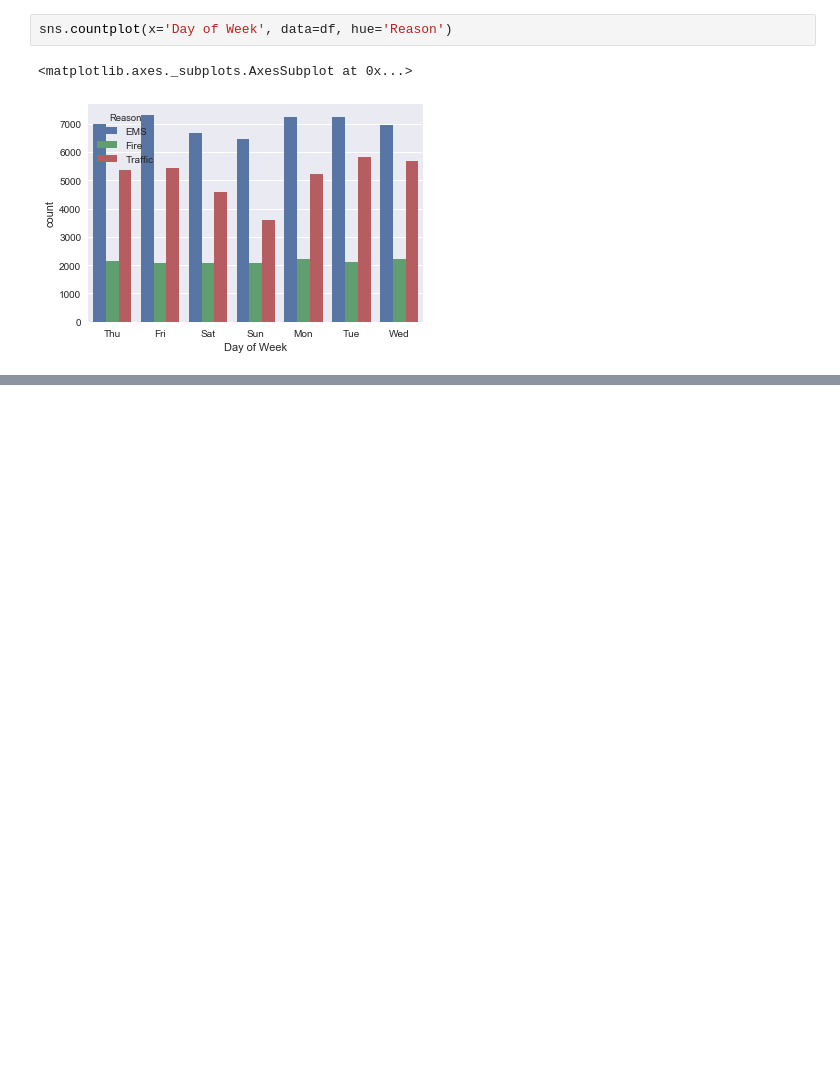
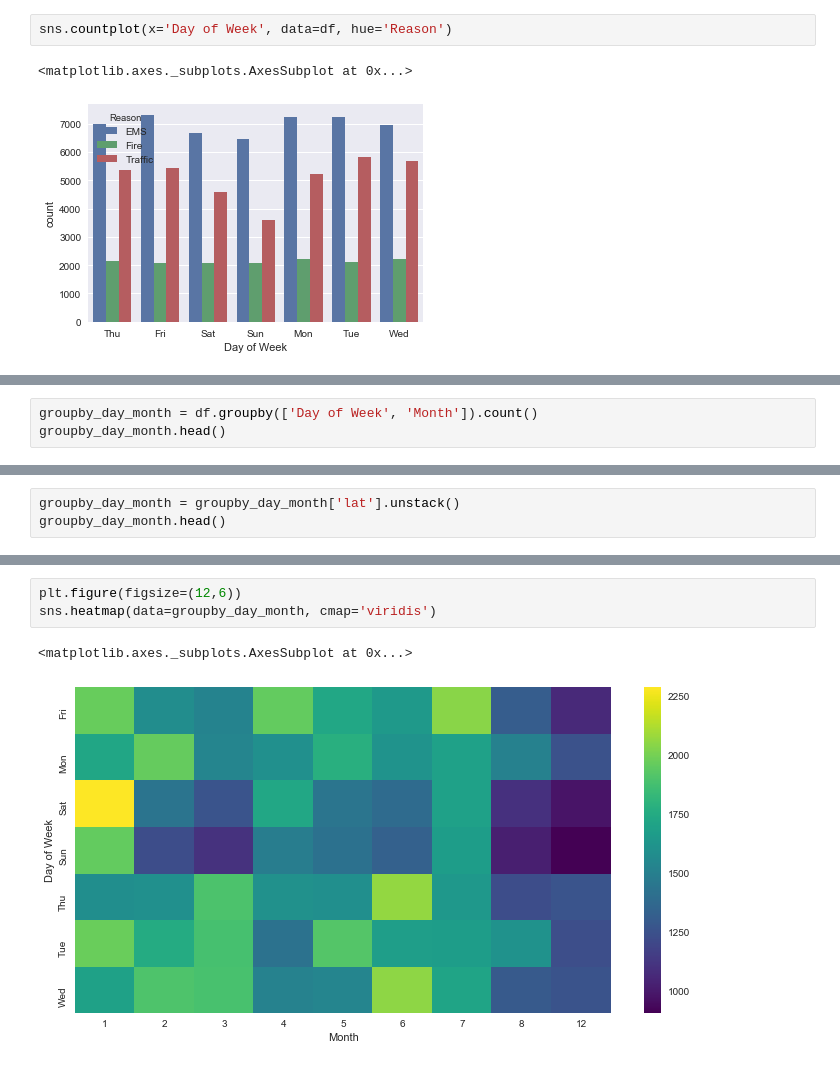
Before and after one commit to sandeepgd/data-science, a Jupyter notebook: 911.ipynb, the cells around one changed output, grey strips where cells are left out. Drawn from its saved outputs; the diff is of its cells as text; blank space fills up the shorter version.

```diff
--- a/911.ipynb
+++ b/911.ipynb
@@ -98,0 +135,3 @@ sns.countplot(x='Day of Week', data=df, hue='Reason')
+# %%
+groupby_day_month = df.groupby(['Day of Week', 'Month']).count()
+groupby_day_month.head()
@@ -98,0 +146,3 @@ sns.countplot(x='Day of Week', data=df, hue='Reason')
+# %%
+groupby_day_month = groupby_day_month['lat'].unstack()
+groupby_day_month.head()
@@ -98,0 +157,6 @@ sns.countplot(x='Day of Week', data=df, hue='Reason')
+# %%
+plt.figure(figsize=(12,6))
+sns.heatmap(data=groupby_day_month, cmap='viridis')
+# %% [output]
+<matplotlib.axes._subplots.AxesSubplot at 0x...>
+[figure, added]
```
Also changed, not shown: parts of 13 cells of this notebook.
